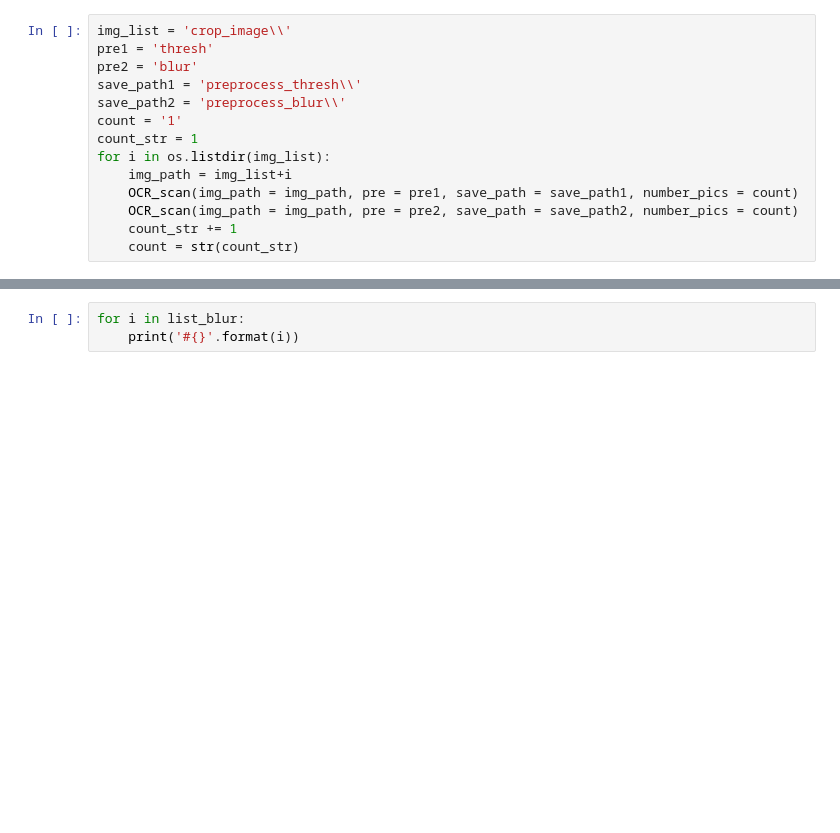
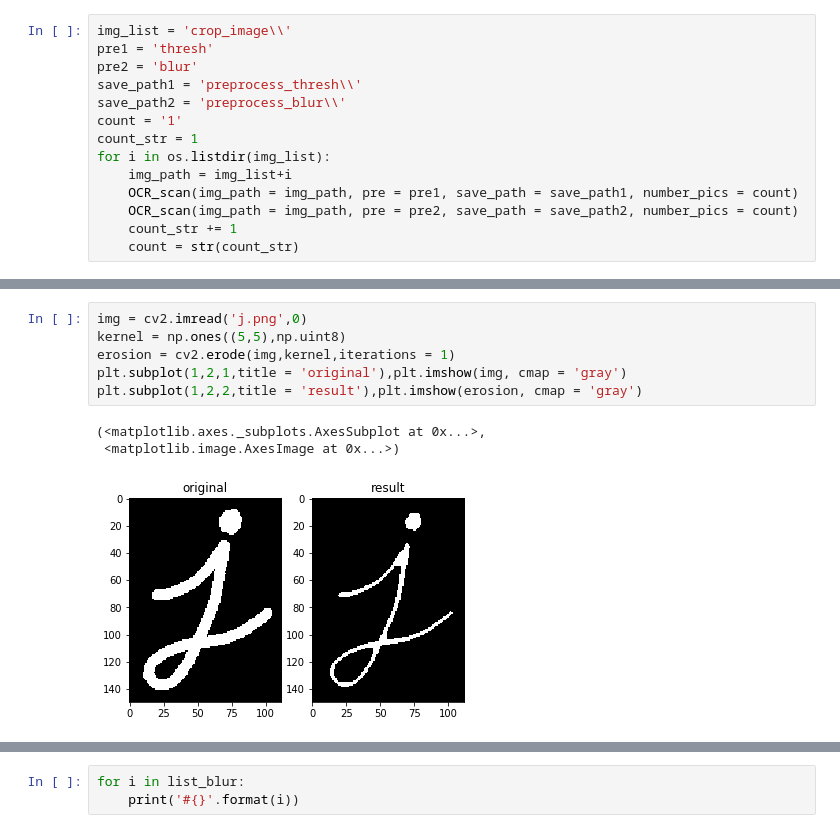
Before and after one commit to lhgiang149/License-Plate-detection, a Jupyter notebook: Regconize digits.ipynb, the cells around one changed output, grey strips where cells are left out. Drawn from its saved outputs; the diff is of its cells as text; blank space fills up the shorter version.

```diff
--- a/Regconize digits.ipynb
+++ b/Regconize digits.ipynb
@@ -81,3 +88,13 @@ Result of thresholding is: 63-89
+# %%
+img = cv2.imread('j.png',0)
+kernel = np.ones((5,5),np.uint8)
+erosion = cv2.erode(img,kernel,iterations = 1)
+plt.subplot(1,2,1,title = 'original'),plt.imshow(img, cmap = 'gray')
+plt.subplot(1,2,2,title = 'result'),plt.imshow(erosion, cmap = 'gray')
+# %% [output]
+(<matplotlib.axes._subplots.AxesSubplot at 0x...>,
+ <matplotlib.image.AxesImage at 0x...>)
+[figure, added]
 # %%
 for i in list_thresh:
     print('#{}'.format(i))
```
Also changed, not shown: parts of 3 cells of this notebook, 1 other file.
